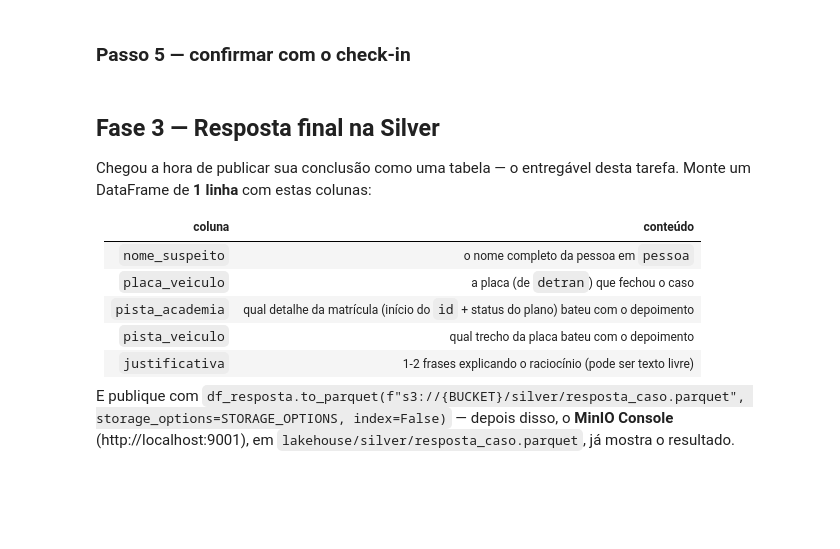
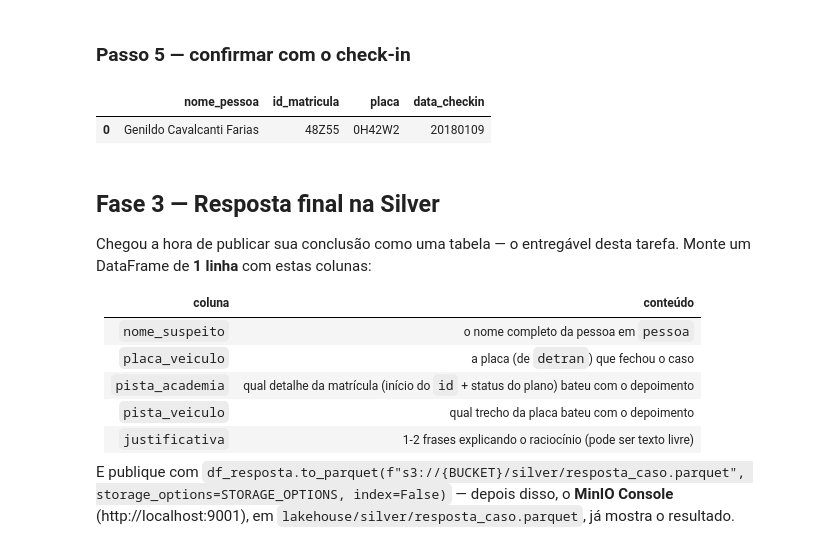
Before and after one commit to gustavo-teno/data-lakehouse-101, a Jupyter notebook: jupyter/notebooks/investigacao.ipynb, the cells around one changed output. Saved outputs shown, nothing was run; the diff lists cells and outputs as text; code cells hidden in the pictures; blank space fills up the shorter version.

```diff
--- a/jupyter/notebooks/investigacao.ipynb
+++ b/jupyter/notebooks/investigacao.ipynb
@@ -125,7 +357,24 @@ Um assassinato foi registrado em **João Pessoa** em **15/01/2018**.
 # %% [markdown]
 ### Passo 5 — confirmar com o check-in
 # %%
-# TODO
+# A segunda testemunha viu o suspeito na academia em 09/01/2018.
+checkins_dia9 = checkin_academia[
+    checkin_academia["data_checkin"] == 20180109
+]
+
+confirmacao = candidatos.merge(
+    checkins_dia9,
+    left_on="id_matricula",
+    right_on="matricula_id",
+    validate="one_to_many",
+)
+
+assert len(confirmacao) == 1, "As pistas deveriam apontar para uma única pessoa."
+suspeito = confirmacao.iloc[0]
+confirmacao[["nome_pessoa", "id_matricula", "placa", "data_checkin"]]
+# %% [output]
+|  | nome_pessoa | id_matricula | placa | data_checkin |
+| 0 | Genildo Cavalcanti Farias | 48Z55 | 0H42W2 | 20180109 |
 # %% [markdown]
 ## Fase 3 — Resposta final na Silver
 
```
Also changed, not shown: parts of 15 cells of this notebook.
